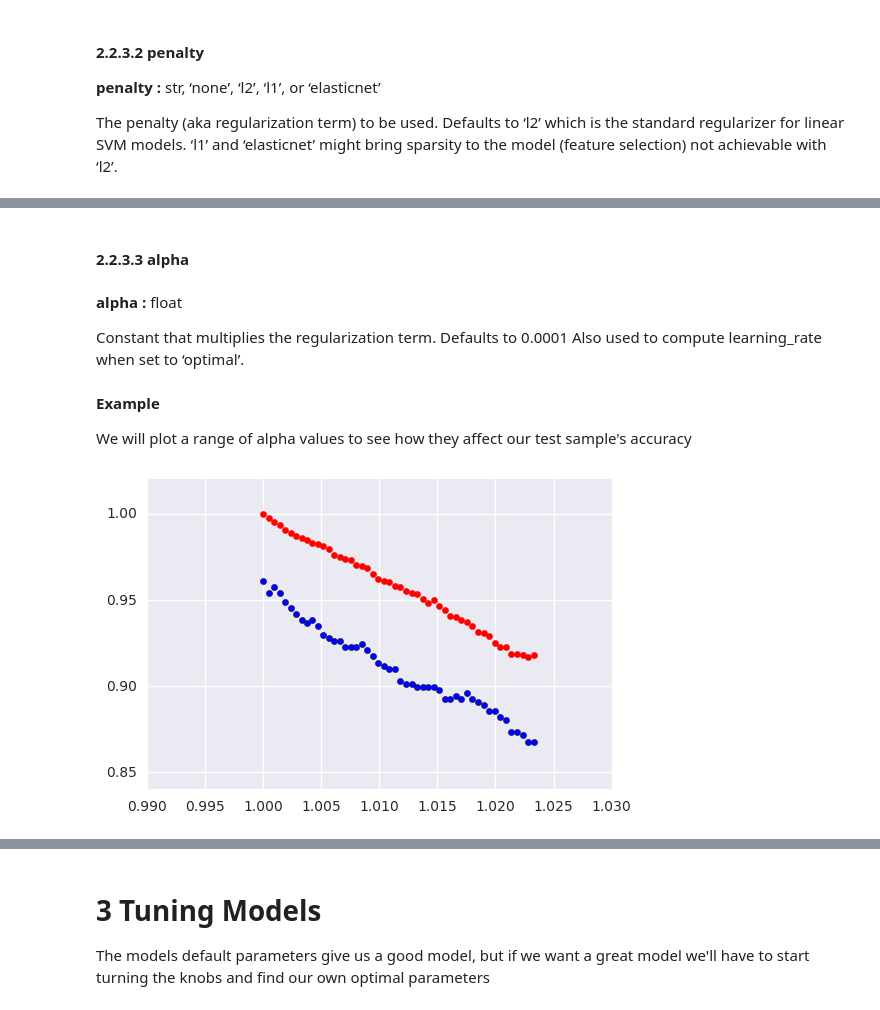
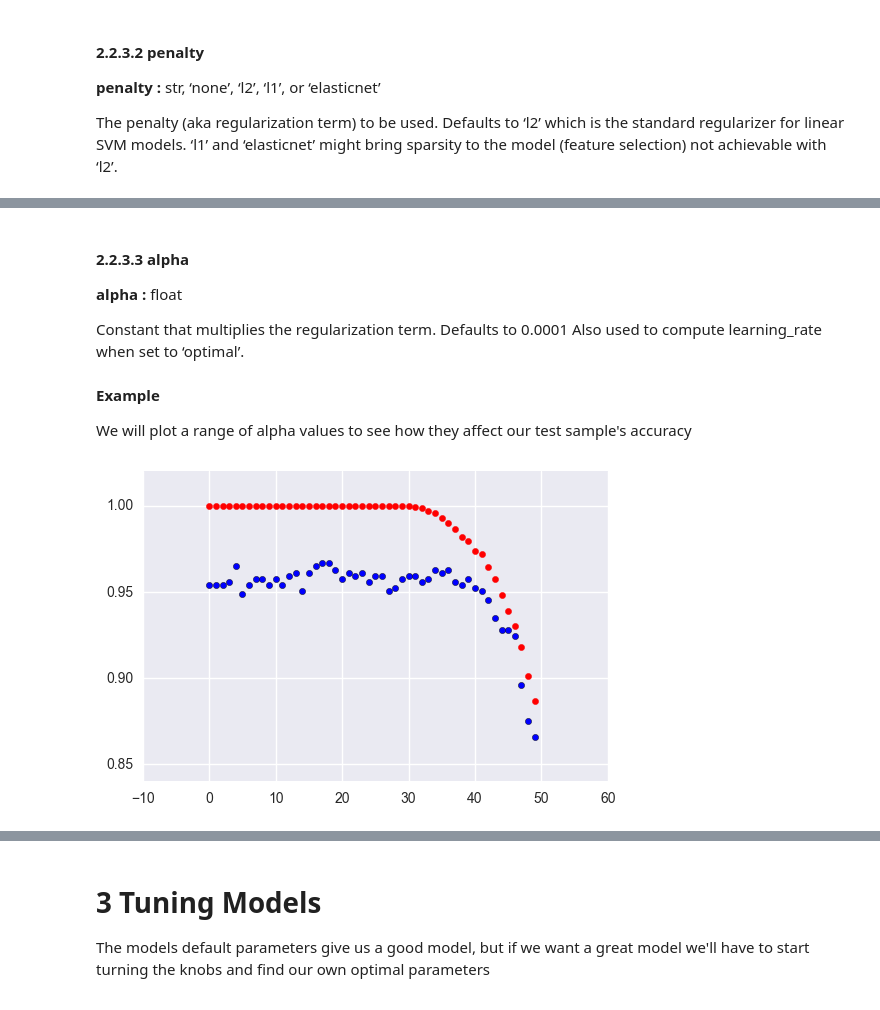
Before and after one commit to cwb35/Text_Mining_Sklearn, a Jupyter notebook: Text_Mining_Lecture.ipynb, the cells around one changed output, grey strips where cells are left out. Cells and saved outputs as stored; diff of their text form; code cells hidden in the pictures.

```diff
--- a/Text_Mining_Lecture.ipynb
+++ b/Text_Mining_Lecture.ipynb
@@ -1122,14 +1116,0 @@ __loss: "squared_hinge"__
-# %%
-cv = CountVectorizer()
-clf = SGDClassifier(loss='squared_hinge', random_state=0)
-tfidf = TfidfTransformer()
-
-X_train_dtm = cv.fit_transform(X_train)
-X_test_dtm = cv.transform(X_test)
-
-X_train_dtm = tfidf.fit_transform(X_train_dtm)
-X_test_dtm = tfidf.transform(X_test_dtm)
-
-clf.fit(X_train_dtm, y_train)
-y_pred = clf.predict(X_test_dtm)
-evaluate_model(y_test, y_pred)
@@ -1158,14 +1116,0 @@ __loss: "perceptron"__
-# %%
-cv = CountVectorizer()
-clf = SGDClassifier(loss='perceptron', random_state=0)
-tfidf = TfidfTransformer()
-
-X_train_dtm = cv.fit_transform(X_train)
-X_test_dtm = cv.transform(X_test)
-
-X_train_dtm = tfidf.fit_transform(X_train_dtm)
-X_test_dtm = tfidf.transform(X_test_dtm)
-
-clf.fit(X_train_dtm, y_train)
-y_pred = clf.predict(X_test_dtm)
-evaluate_model(y_test, y_pred)
@@ -1199,10 +1161,10 @@ The penalty (aka regularization term) to be used. Defaults to ‘l2’ which is
 # %% [markdown]
 <a id='2.2.3.3'></a>
 #### 2.2.3.3 alpha
+
+__alpha :__ float
+
+Constant that multiplies the regularization term. Defaults to 0.0001 Also used to compute learning_rate when set to ‘optimal’.
-# %% [markdown]
-__alpha :__ float
-
-Constant that multiplies the regularization term. Defaults to 0.0001 Also used to compute learning_rate when set to ‘optimal’.
 # %% [markdown]
 __Example__
 
@@ -1210,19 +1172,19 @@ We will plot a range of alpha values to see how they affect our test sample's ac
 # %%
 # values = []
 cv = CountVectorizer()
 tfidf = TfidfTransformer()
 
 X_train_dtm = cv.fit_transform(X_train)
 X_test_dtm = cv.transform(X_test)
 X_train_dtm = tfidf.fit_transform(X_train_dtm)
 X_test_dtm = tfidf.transform(X_test_dtm)
 
-for alpha in list(np.logspace(.00001, .01)):
+for i, alpha in enumerate(list(np.logspace(-6, -3))):
 
-    clf = SGDClassifier(random_state=0, alpha=np.log(alpha), penalty='l2')
+    clf = SGDClassifier(random_state=0, alpha=alpha, penalty='l1')
     clf.fit(X_train_dtm, y_train)
     y_pred = clf.predict(X_test_dtm)
-    plt.scatter(alpha, accuracy_score(y_test, y_pred))
-    plt.scatter(alpha, accuracy_score(y_train, clf.predict(X_train_dtm)), color='red')
+    plt.scatter(i, accuracy_score(y_test, y_pred))
+    plt.scatter(i, accuracy_score(y_train, clf.predict(X_train_dtm)), color='red')
 # %% [output]
-[figure, old version]
+[figure, new version]
```
Also changed, not shown: parts of 66 cells of this notebook.
